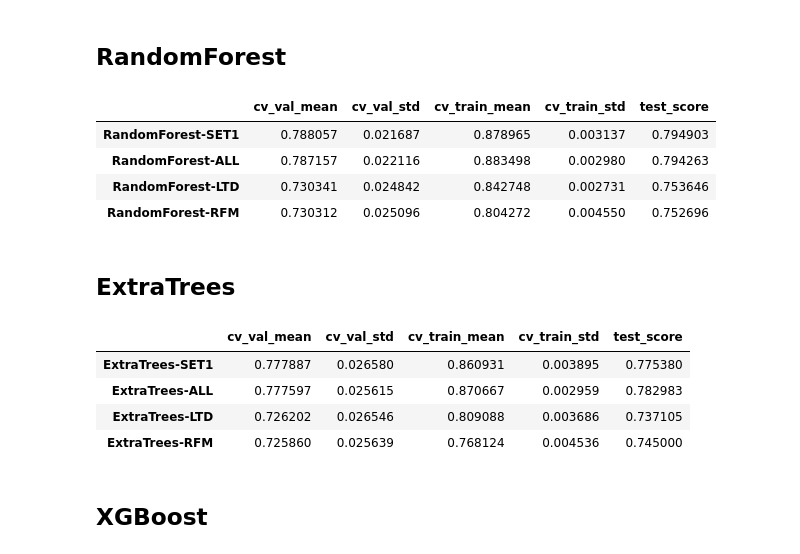
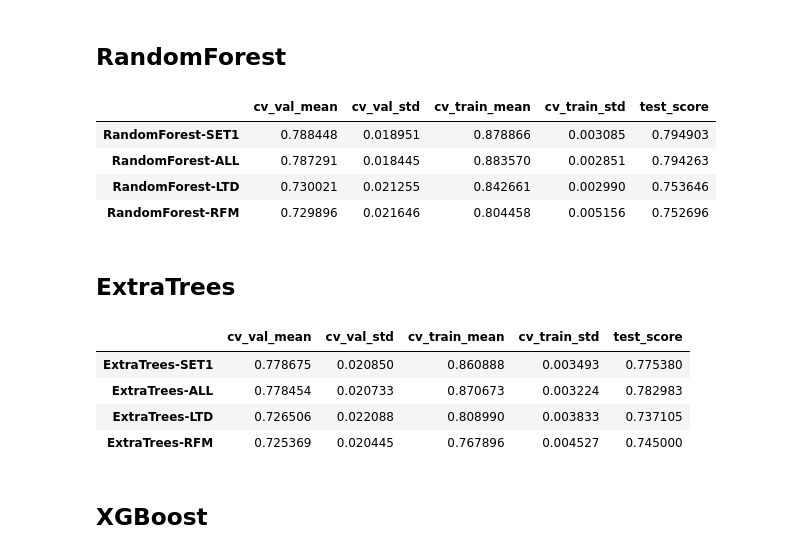
Before and after one commit to tanatiem/campaign-response, a Jupyter notebook: notebooks/campaign_response_prediction.ipynb, the cells around one changed output. Cells and saved outputs as stored; diff of their text form; code cells hidden in the pictures.

```diff
--- a/notebooks/campaign_response_prediction.ipynb
+++ b/notebooks/campaign_response_prediction.ipynb
@@ -859,7 +859,7 @@ def evaluate_model(model, X_train, y_train, X_test, y_test, params={}, fit_param
     params['random_state'] = random_state
     clf = model(**params)
     train_scores, val_scores = [], []
-    kfold = RepeatedStratifiedKFold(n_splits=5, n_repeats=3, random_state=random_state)
+    kfold = RepeatedStratifiedKFold(n_splits=5, n_repeats=6, random_state=random_state)
     for train_idx, val_idx in kfold.split(X_train, y_train):
 
         X_train_fold, y_train_fold = X_train.iloc[train_idx], y_train.iloc[train_idx]
@@ -898,26 +898,27 @@ def display_experiments(results):
 # %%
 experiment_names = ['RandomForest-ALL', 'RandomForest-RFM', 'RandomForest-LTD', 'RandomForest-SET1']
 feature_sets = [feature_set_all, feature_set_rfm, feature_set_ltd , feature_set_1 ]
 
 rf_params = {
     'bootstrap': True,
     'criterion': 'entropy',
     'max_depth' : 5,
+    'max_features' : 'auto'
 }
 
 rf_results = {}
 for name, features in zip(experiment_names, feature_sets):
     result = evaluate_model(RandomForestClassifier, X_train[features], y_train, X_test[features], y_test,
                             rf_params, random_state=random_state)
     rf_results[name] = result
 
 display_experiments(rf_results)
 # %% [output]
 |  | cv_val_mean | cv_val_std | cv_train_mean | cv_train_std | test_score |
-| RandomForest-SET1 | 0.788057 | 0.021687 | 0.878965 | 0.003137 | 0.794903 |
-| RandomForest-ALL | 0.787157 | 0.022116 | 0.883498 | 0.002980 | 0.794263 |
-| RandomForest-LTD | 0.730341 | 0.024842 | 0.842748 | 0.002731 | 0.753646 |
-| RandomForest-RFM | 0.730312 | 0.025096 | 0.804272 | 0.004550 | 0.752696 |
+| RandomForest-SET1 | 0.788448 | 0.018951 | 0.878866 | 0.003085 | 0.794903 |
+| RandomForest-ALL | 0.787291 | 0.018445 | 0.883570 | 0.002851 | 0.794263 |
+| RandomForest-LTD | 0.730021 | 0.021255 | 0.842661 | 0.002990 | 0.753646 |
+| RandomForest-RFM | 0.729896 | 0.021646 | 0.804458 | 0.005156 | 0.752696 |
 # %% [markdown]
 ## ExtraTrees
 # %%
@@ -938,10 +939,10 @@ for name, features in zip(experiment_names, feature_sets):
 display_experiments(xt_results)
 # %% [output]
 |  | cv_val_mean | cv_val_std | cv_train_mean | cv_train_std | test_score |
-| ExtraTrees-SET1 | 0.777887 | 0.026580 | 0.860931 | 0.003895 | 0.775380 |
-| ExtraTrees-ALL | 0.777597 | 0.025615 | 0.870667 | 0.002959 | 0.782983 |
-| ExtraTrees-LTD | 0.726202 | 0.026546 | 0.809088 | 0.003686 | 0.737105 |
-| ExtraTrees-RFM | 0.725860 | 0.025639 | 0.768124 | 0.004536 | 0.745000 |
+| ExtraTrees-SET1 | 0.778675 | 0.020850 | 0.860888 | 0.003493 | 0.775380 |
+| ExtraTrees-ALL | 0.778454 | 0.020733 | 0.870673 | 0.003224 | 0.782983 |
+| ExtraTrees-LTD | 0.726506 | 0.022088 | 0.808990 | 0.003833 | 0.737105 |
+| ExtraTrees-RFM | 0.725369 | 0.020445 | 0.767896 | 0.004527 | 0.745000 |
 # %% [markdown]
 ## XGBoost
 # %%
```
Also changed, not shown: parts of 6 cells of this notebook.
